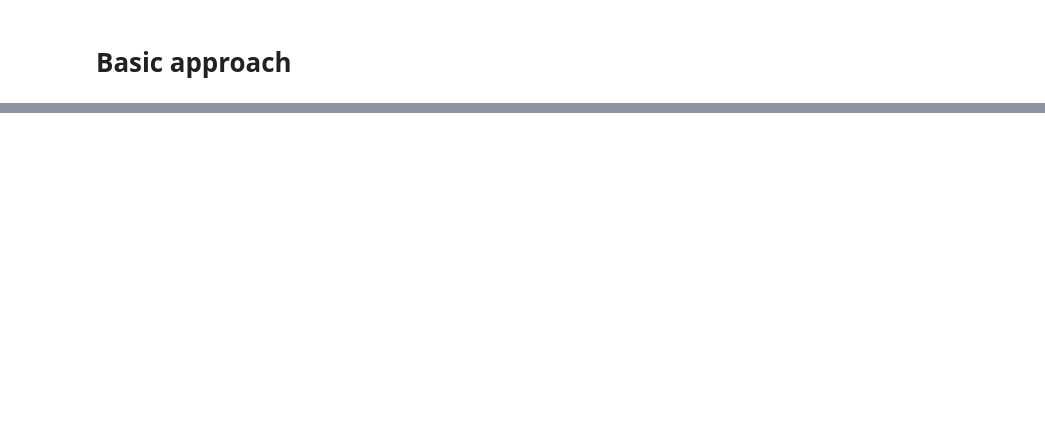
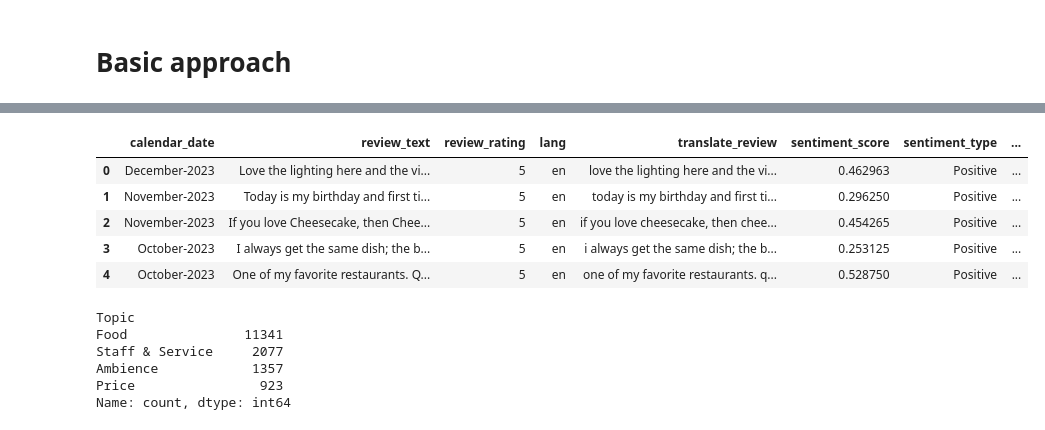
Before and after one commit to gouthaman87/restaurentpy, a Jupyter notebook: main.ipynb, the cells around one changed output, grey strips where cells are left out. Drawn from its saved outputs; the diff is of its cells as text; code cells hidden in the pictures; blank space fills up the shorter version.

Commit message:
added topic model to notebook

```diff
--- a/main.ipynb
+++ b/main.ipynb
@@ -319,0 +59,16 @@ Topic 1:
+# %%
+# Custom function to assign topics based on user-defined embeddings
+def assign_custom_topics(doc_embeddings, topic_embeddings_dict):
+    assigned_topics = []
+    for doc_emb in doc_embeddings:
+        # Calculate cosine similarity with each user-defined topic
+        similarities = {topic: np.dot(doc_emb, topic_emb) / (np.linalg.norm(doc_emb) * np.linalg.norm(topic_emb))
+                        for topic, topic_emb in topic_embeddings_dict.items()}
+        # Assign the topic with the highest similarity
+        assigned_topic = max(similarities, key=similarities.get)
+        assigned_topics.append(assigned_topic)
+    return assigned_topics
+# %%
+custom_topics = assign_custom_topics(embeddings, topic_embedding_dict)
+for doc, topic in zip(documents, custom_topics):
+    print(f"Document: '{doc}' is assigned to topic: '{topic}'")
@@ -319,0 +113,6 @@ Topic 1:
+# %%
+df_topic = pd.DataFrame({
+    'translate_review': documents,
+    'Topic': custom_topics
+})
+df_topic.head()
@@ -319,0 +126,11 @@ Topic 1:
+# %%
+df_final = pd.merge(df_review, df_topic, on='translate_review')
+# %%
+df_final.head()
+# %% [output]
+|  | calendar_date | review_text | review_rating | lang | translate_review | sentiment_score | sentiment_type | ... |
+| 0 | December-2023 | Love the lighting here and the vi... | 5 | en | love the lighting here and the vi... | 0.462963 | Positive | ... |
+| 1 | November-2023 | Today is my birthday and first ti... | 5 | en | today is my birthday and first ti... | 0.296250 | Positive | ... |
+| 2 | November-2023 | If you love Cheesecake, then Chee... | 5 | en | if you love cheesecake, then chee... | 0.454265 | Positive | ... |
+| 3 | October-2023 | I always get the same dish; the b... | 5 | en | i always get the same dish; the b... | 0.253125 | Positive | ... |
+| 4 | October-2023 | One of my favorite restaurants. Q... | 5 | en | one of my favorite restaurants. q... | 0.528750 | Positive | ... |
@@ -319,0 +140,9 @@ Topic 1:
+# %%
+df_final['Topic'].value_counts()
+# %% [output]
+Topic
+Food               11341
+Staff & Service     2077
+Ambience            1357
+Price                923
+Name: count, dtype: int64
```
Also changed, not shown: parts of 29 cells of this notebook.
